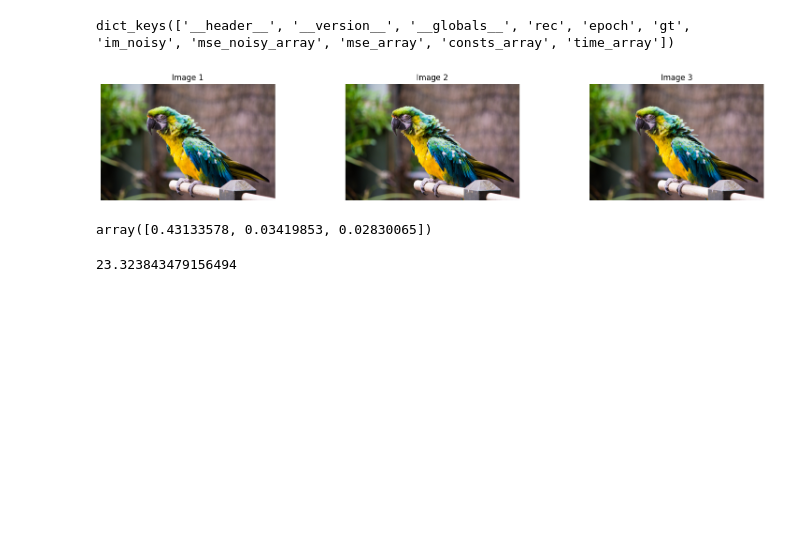
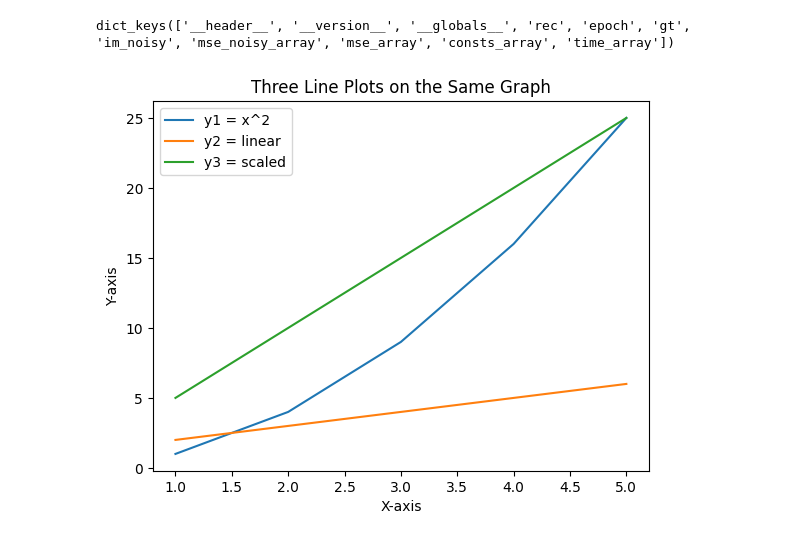
Before and after one commit to Pandula-2000/INR, a Jupyter notebook: Playground/Wire Implementation/view_mats.ipynb, the cells around one changed output. Cells and saved outputs as stored; diff of their text form; code cells hidden in the pictures; blank space fills up the shorter version.

Commit message:
beta plots updated

```diff
--- a/Playground/Wire Implementation/view_mats.ipynb
+++ b/Playground/Wire Implementation/view_mats.ipynb
@@ -23,29 +21,29 @@ mats = [mat_2, mat_3, mat_4]
 mat_2.keys()
 # %% [output]
 dict_keys(['__header__', '__version__', '__globals__', 'rec', 'epoch', 'gt', 'im_noisy', 'mse_noisy_array', 'mse_array', 'consts_array', 'time_array'])
-# %%
-import matplotlib.pyplot as plt
-
-# Create a figure and 4 subplots in a 1x4 grid
-fig, axes = plt.subplots(1, 3, figsize=(16, 3))
-x = np.arange(2000)
-
-# Example data for each subplot
-for i in range(3):
-    axes[i].imshow(mats[i]['gt'], cmap='gray')
-    axes[i].set_title(f'Image {i+1}')
-    axes[i].axis('off')  # Turn off the axis
-
-# Display the plot
-plt.tight_layout()
-plt.show()
-# %% [output]
-[figure, removed]
-# %%
-mat_2['consts_array'][0][1999]
-# %% [output]
-array([0.43133578, 0.03419853, 0.02830065])
-# %%
-psnr(mat_2['gt'], mat_2['rec'])
-# %% [output]
-23.323843479156494
+# %%
+import matplotlib.pyplot as plt
+
+# Example data for three plots
+x = [1, 2, 3, 4, 5]
+y1 = [1, 4, 9, 16, 25]  # First line plot
+y2 = [2, 3, 4, 5, 6]    # Second line plot
+y3 = [5, 10, 15, 20, 25] # Third line plot
+
+# Plotting the three lines on the same graph
+plt.plot(x, y1, label='y1 = x^2')  # Line 1
+plt.plot(x, y2, label='y2 = linear') # Line 2
+plt.plot(x, y3, label='y3 = scaled') # Line 3
+
+# Adding labels and title
+plt.xlabel('X-axis')
+plt.ylabel('Y-axis')
+plt.title('Three Line Plots on the Same Graph')
+
+# Display legend
+plt.legend()
+
+# Show the plot
+plt.show()
+# %% [output]
+[figure, added]
```
Also changed, not shown: parts of 3 cells of this notebook, 3 other files.
